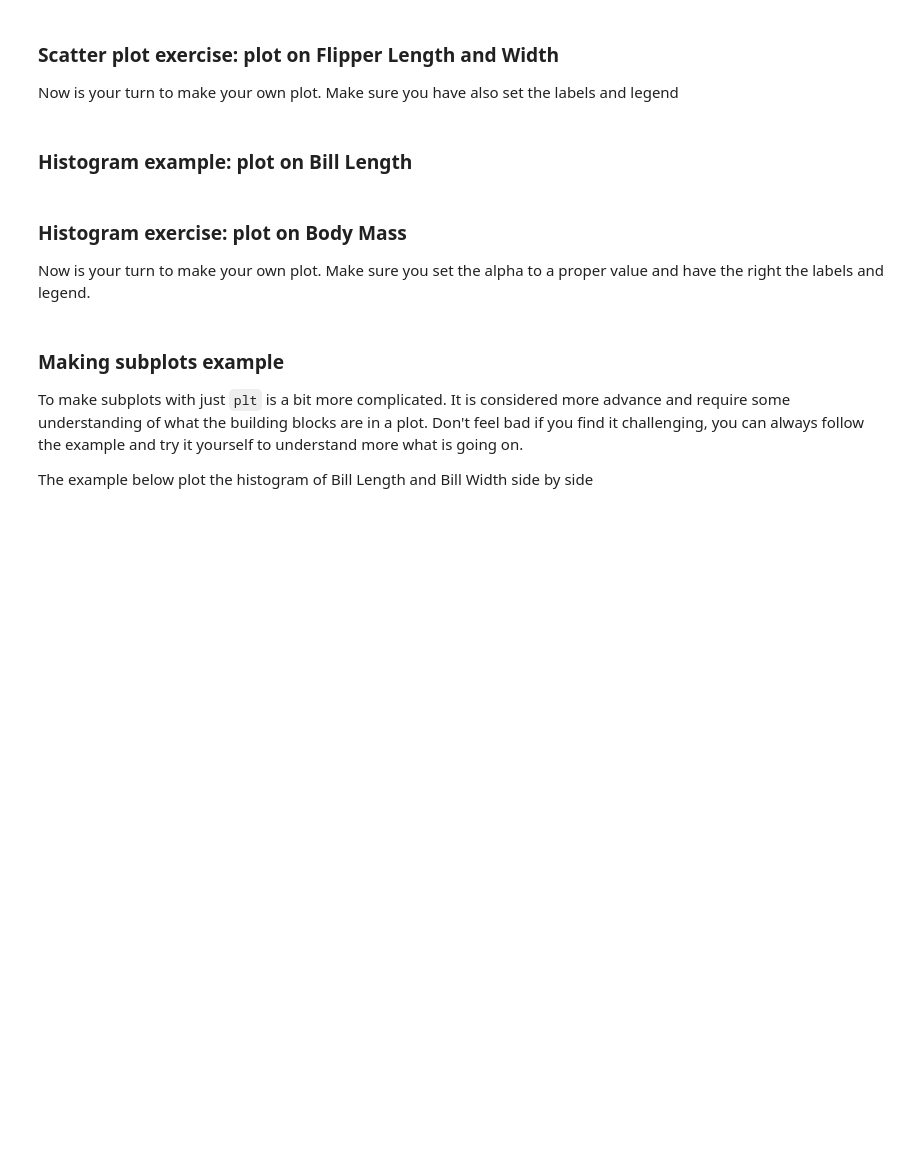
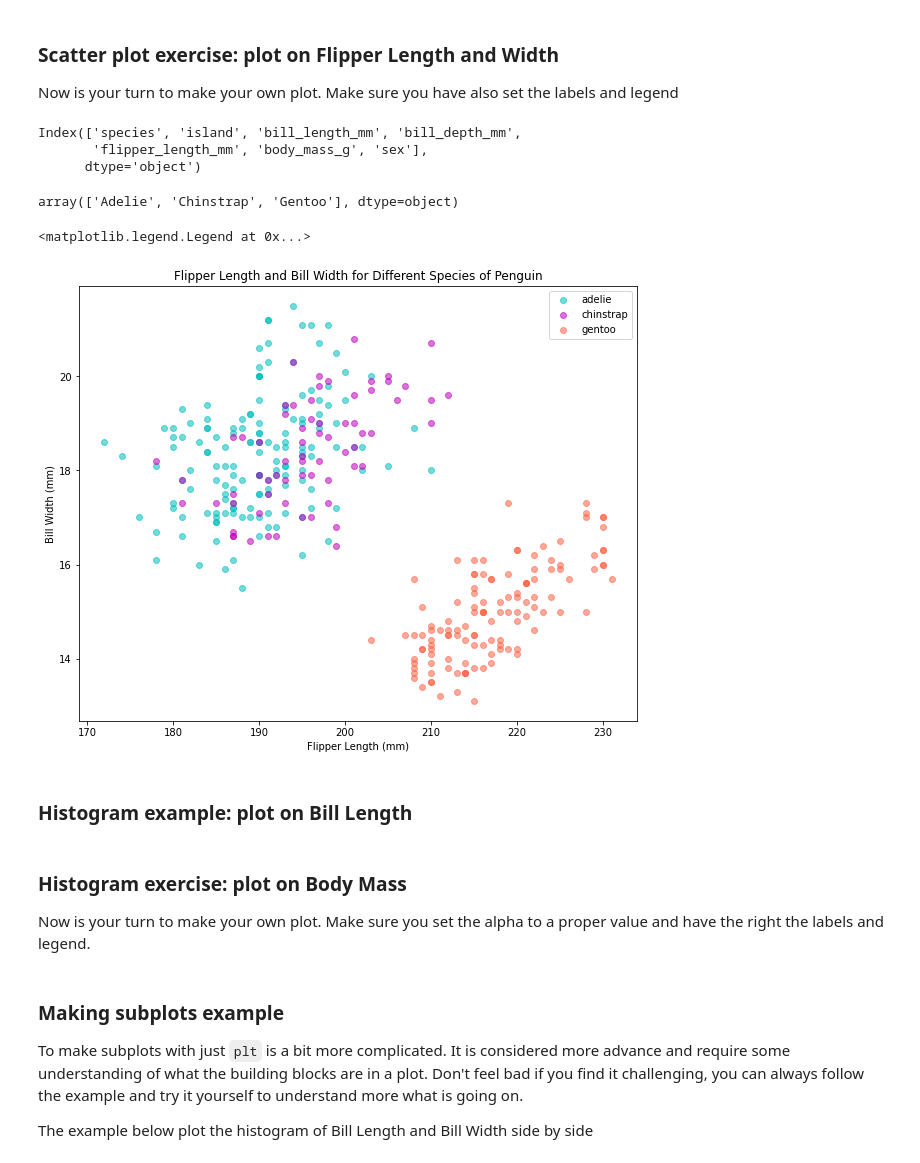
Before and after one commit to biljana-zobenica/beginners-data-workshop, a Jupyter notebook: notebooks/3.1 Visualization with Matplotlib.ipynb, the cells around one changed output. Cells and saved outputs as stored; diff of their text form; code cells hidden in the pictures; blank space fills up the shorter version.

Commit message:
Scatter plot exercies

```diff
--- a/notebooks/3.1 Visualization with Matplotlib.ipynb
+++ b/notebooks/3.1 Visualization with Matplotlib.ipynb
@@ -212,6 +215,33 @@ ax.legend(('adelie', 'chinstrap', 'gentoo'))
 ### Scatter plot exercise: plot on Flipper Length and Width
 
 Now is your turn to make your own plot. Make sure you have also set the labels and legend
+# %%
+df.columns
+# %% [output]
+Index(['species', 'island', 'bill_length_mm', 'bill_depth_mm',
+       'flipper_length_mm', 'body_mass_g', 'sex'],
+      dtype='object')
+# %%
+df['species'].unique()
+# %% [output]
+array(['Adelie', 'Chinstrap', 'Gentoo'], dtype=object)
+# %%
+plt.figure(figsize=(10,8))
+
+plt.scatter(df_adelie['flipper_length_mm'], df_adelie['bill_depth_mm'], c='c', alpha=.55)
+plt.scatter(df_chinstrap['flipper_length_mm'], df_chinstrap['bill_depth_mm'], c='m', alpha=.55)
+plt.scatter(df_gentoo['flipper_length_mm'], df_gentoo['bill_depth_mm'], c='tomato', alpha=.55)
+
+ax=plt.gca()
+
+ax.set_xlabel('Flipper Length (mm)')
+ax.set_ylabel('Bill Width (mm)')
+ax.set_title('Flipper Length and Bill Width for Different Species of Penguin')
+
+ax.legend(('adelie', 'chinstrap', 'gentoo'))
+# %% [output]
+<matplotlib.legend.Legend at 0x...>
+[figure, added]
 # %% [markdown]
 ### Histogram example: plot on Bill Length
 # %%
```
Also changed, not shown: parts of 1 cell of this notebook.
